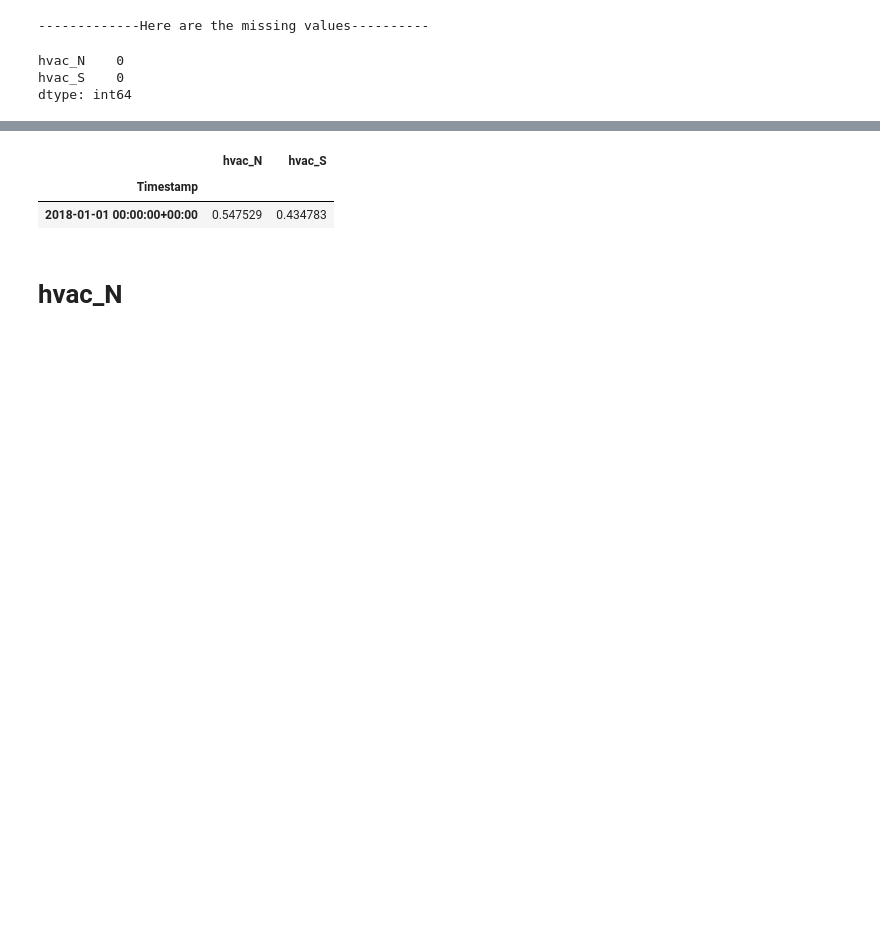
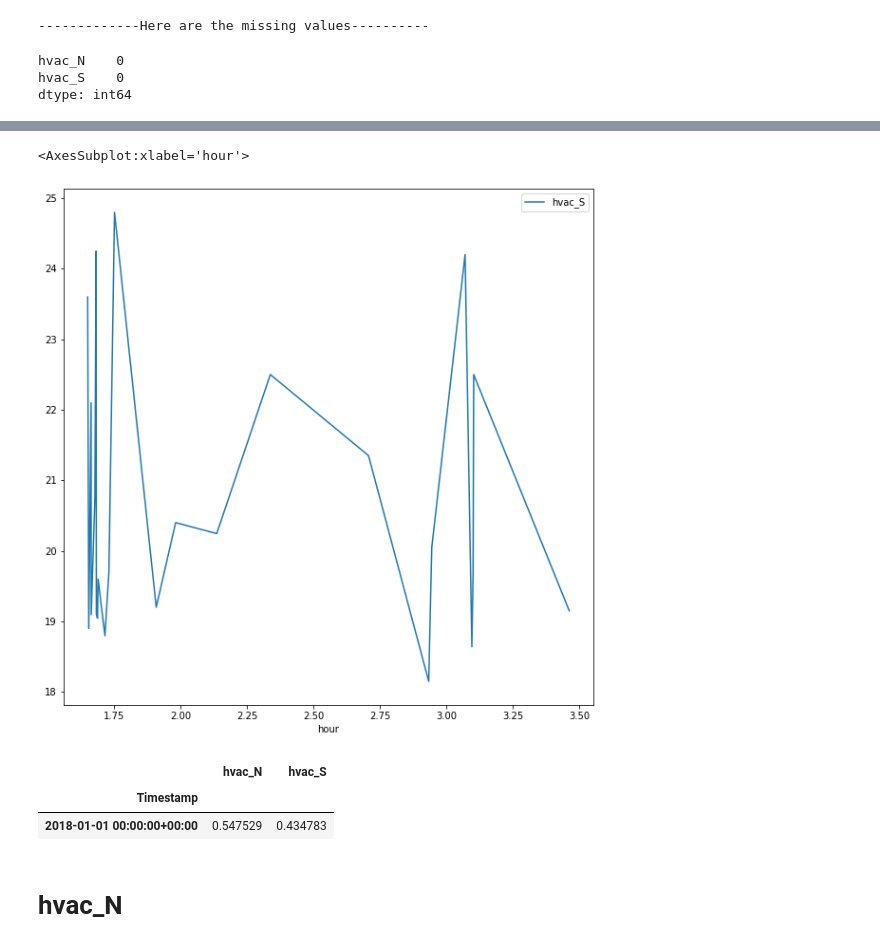
Before and after one commit to singhaniket98/Energy-Consumption-Prediction, a Jupyter notebook: src/collective_anomaly_detection_hav.ipynb, the cells around one changed output, grey strips where cells are left out. Saved outputs shown, nothing was run; the diff lists cells and outputs as text; code cells hidden in the pictures; blank space fills up the shorter version.

```diff
--- a/src/collective_anomaly_detection_hav.ipynb
+++ b/src/collective_anomaly_detection_hav.ipynb
@@ -101,3 +112,10 @@ dtype: int64
+# %%
+newData2 = data[['hour','hvac_S']].groupby('hour').mean()
+# %%
+newData2.plot( figsize=(10, 10))
+# %% [output]
+<AxesSubplot:xlabel='hour'>
+[figure, added]
 # %%
 # --------- Normalized-------#
 scaler = MinMaxScaler()
```
Also changed, not shown: parts of 6 cells of this notebook.
